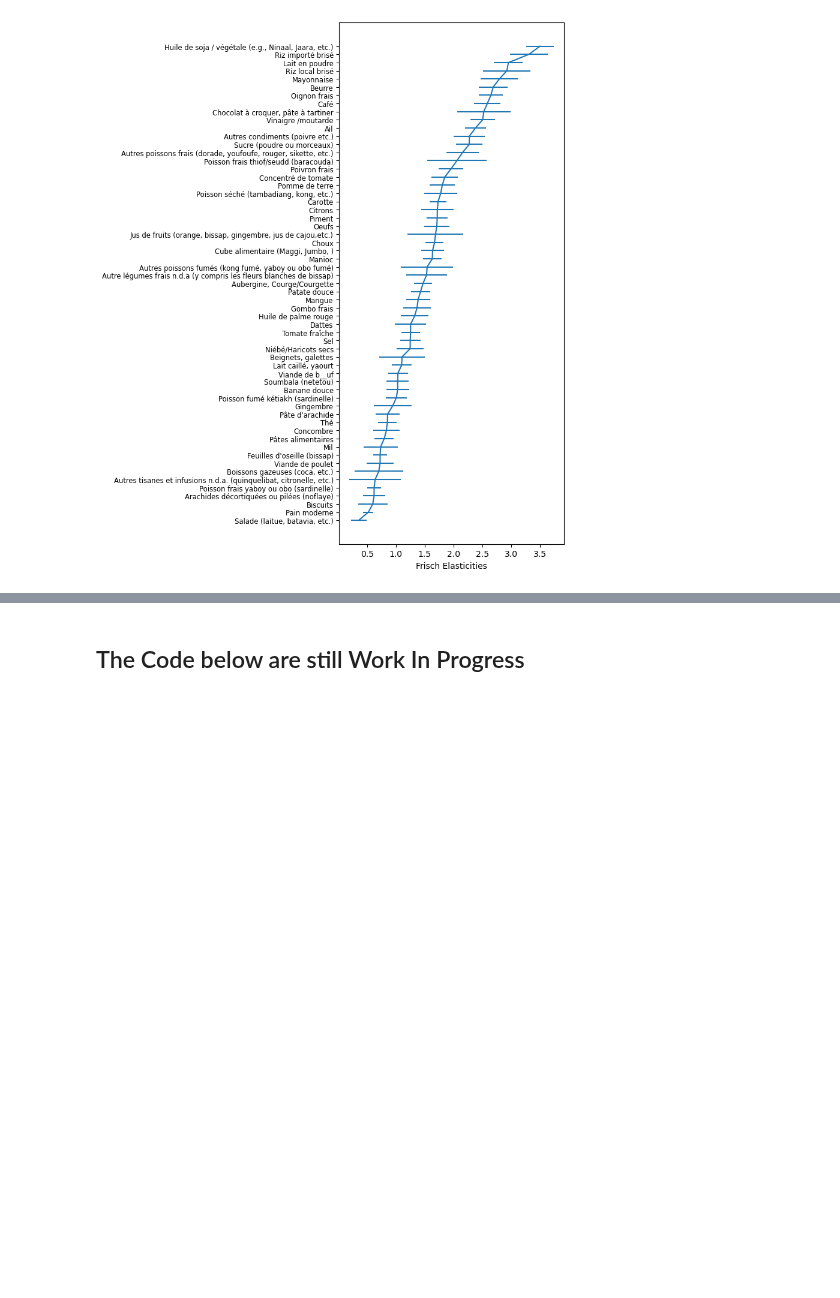
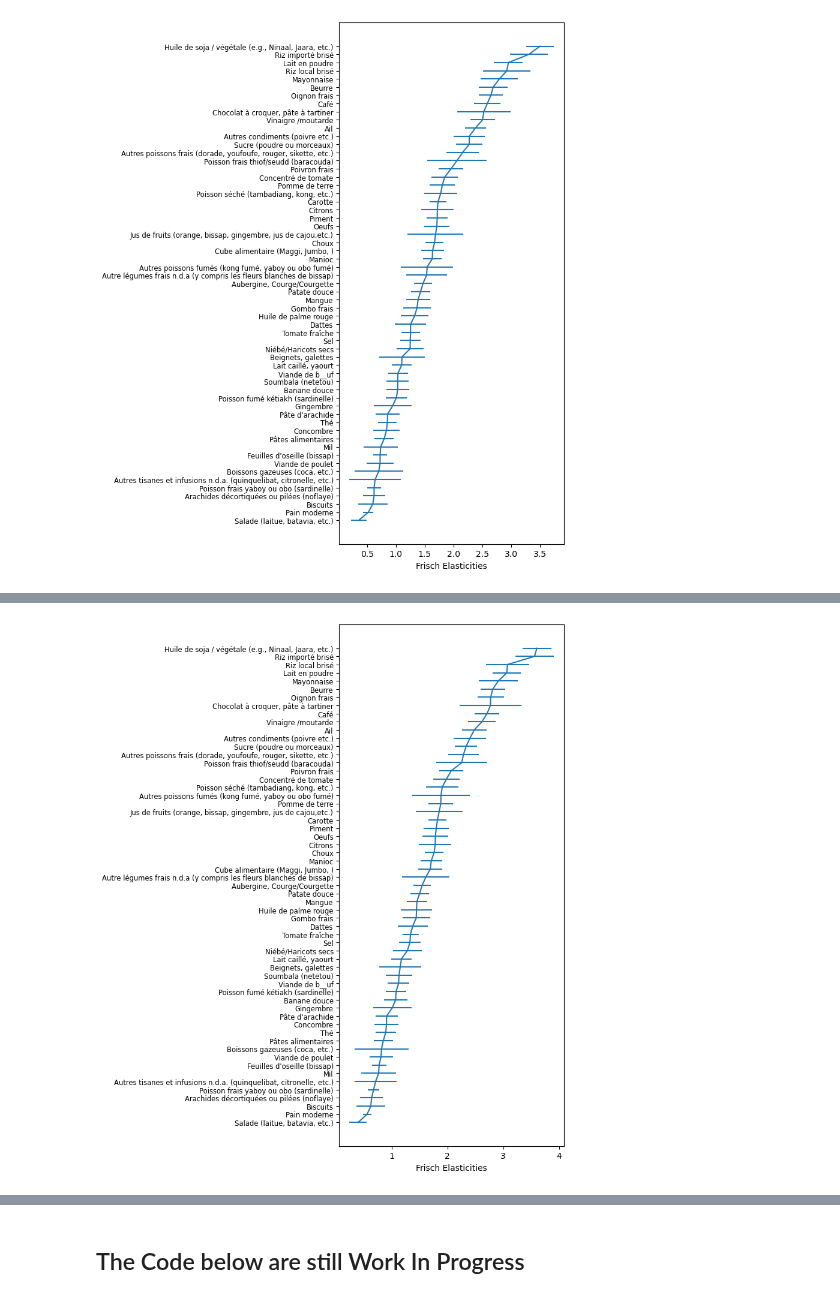
Before and after one commit to IvanChan511/EEP_153_Project_3, a Jupyter notebook: Project 3 Final Code.ipynb, the cells around one changed output, grey strips where cells are left out. Cells and saved outputs as stored; diff of their text form; code cells hidden in the pictures; blank space fills up the shorter version.

```diff
--- a/Project 3 Final Code.ipynb
+++ b/Project 3 Final Code.ipynb
@@ -182,0 +302,5 @@ plt.show()
+# %%
+d_4['Females'] = d_4['women'] + d_4['girls']
+d_4['Males'] = d_4['men'] + d_4['boys']
+d_4 = d_4.loc[:, ['Females', 'Males', 'log HSize']]
+d_4.head()
@@ -182,0 +315,8 @@ plt.show()
+# %%
+d_4 = d_4.stack().dropna()
+y_4 = y_4.stack().dropna()
+
+
+# Check that indices are in right places!
+assert y_4.index.names == ['i','t','m','j']
+assert d_4.index.names == ['i','t','m','k']
@@ -182,0 +325,3 @@ plt.show()
+# %%
+# Now run your CFE model
+result4 = Regression(y=y_4,d=d_4)
@@ -240,0 +537,5 @@ result.gamma
+# %%
+result4.graph_beta()
+plt.show()
+# %% [output]
+[figure, added]
```
Also changed, not shown: parts of 46 cells of this notebook.
